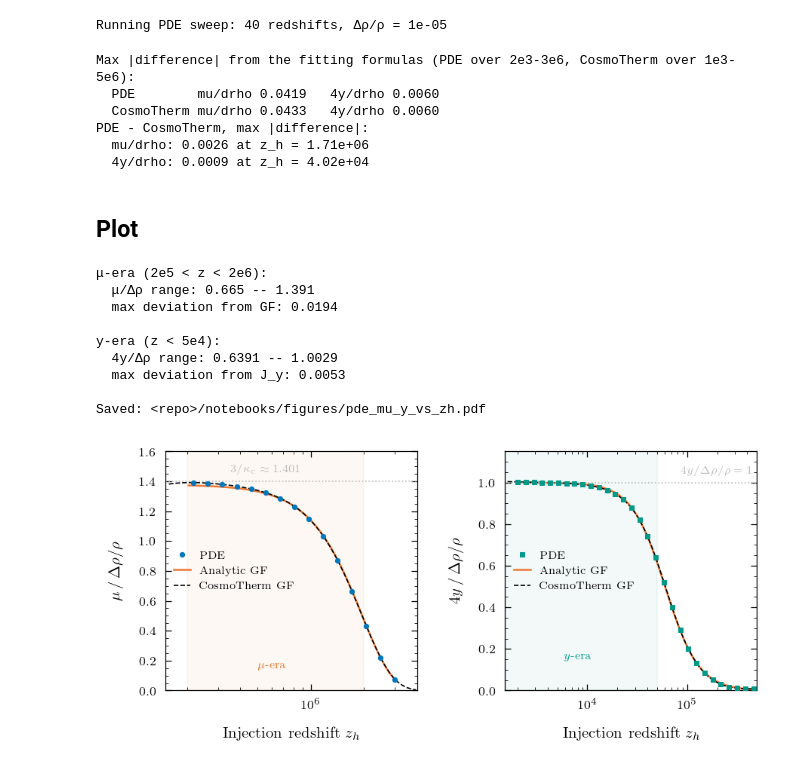
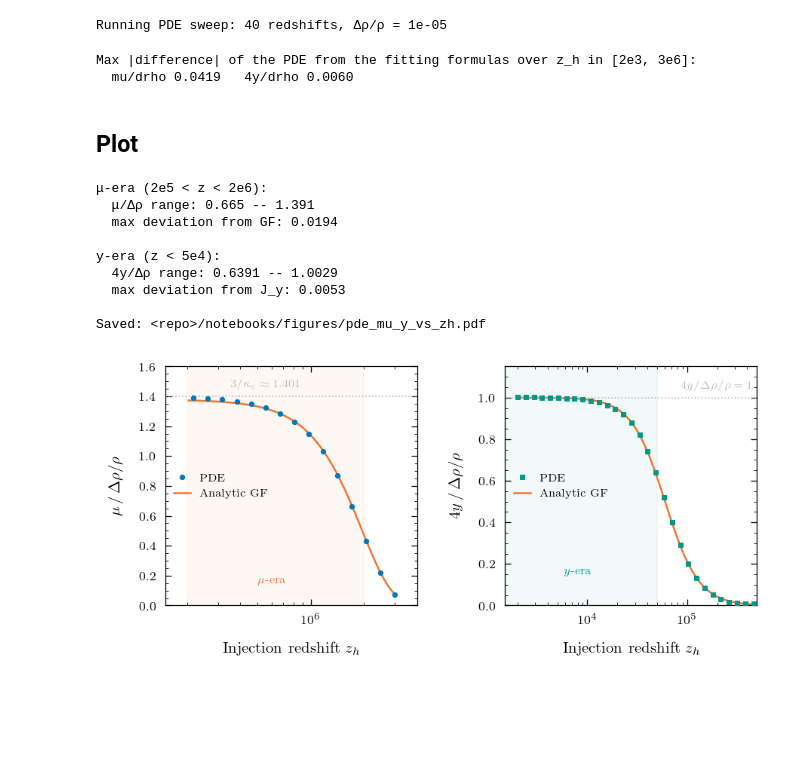
Before and after one commit to bakerem/spectroxide, a Jupyter notebook: notebooks/paper_figures/mu_y_vs_injection_redshift.ipynb, the cells around one changed output. Cells and saved outputs as stored; diff of their text form; code cells hidden in the pictures; blank space fills up the shorter version.

```diff
--- a/notebooks/paper_figures/mu_y_vs_injection_redshift.ipynb
+++ b/notebooks/paper_figures/mu_y_vs_injection_redshift.ipynb
@@ -90,41 +84,13 @@ four_y_over_drho = pde_amp[:, 1]
 # %% [output]
 Running PDE sweep: 40 redshifts, Δρ/ρ = 1e-05
 # %%
-# CosmoTherm Green's-function database through the same fit.
-# Path: $SPECTROXIDE_GREENS_DB, else the bundled data/cosmotherm/ directory
-# (fetch with data/cosmotherm/download_greens.sh).
-db_path = os.environ.get("SPECTROXIDE_GREENS_DB")
-z_ct, x_ct, g_ct, meta_ct = load_greens_database(db_path, include_metadata=True)
-# Physical GF per unit Δρ/ρ: stored μ+y part times exp(-(z/2e6)^{5/2}) plus the
-# G_bb temperature shift (which the fit strips again).
-dn_ct = cosmotherm_gf_to_delta_n(
-    x_ct[:, None], reconstruct_full_gf(x_ct, g_ct, z_ct, meta_ct)
-)
-ct_amp = np.array(
-    [visibility_amplitudes(x_ct, dn_ct[:, i], z_ct[i]) for i in range(len(z_ct))]
-)
-mu_ct = MU_NORM * ct_amp[:, 0]
-four_y_ct = ct_amp[:, 1]
-
-print("Max |difference| from the fitting formulas (PDE over 2e3-3e6, CosmoTherm over 1e3-5e6):")
-for name, z, amp in (("PDE", z_h, pde_amp), ("CosmoTherm", z_ct, ct_amp)):
-    dmu = np.max(np.abs(MU_NORM * (amp[:, 0] - j_mu(z) * j_bb_star(z))))
-    dy = np.max(np.abs(amp[:, 1] - j_y(z)))
-    print(f"  {name:10s} mu/drho {dmu:.4f}   4y/drho {dy:.4f}")
-
-lz = np.log(z_ct)
-d_mu = mu_over_drho - np.interp(np.log(z_h), lz, mu_ct)
-d_y = four_y_over_drho - np.interp(np.log(z_h), lz, four_y_ct)
-print("PDE - CosmoTherm, max |difference|:")
-print(f"  mu/drho: {np.max(np.abs(d_mu)):.4f} at z_h = {z_h[np.argmax(np.abs(d_mu))]:.3g}")
-print(f"  4y/drho: {np.max(np.abs(d_y)):.4f} at z_h = {z_h[np.argmax(np.abs(d_y))]:.3g}")
+print("Max |difference| of the PDE from the fitting formulas over z_h in [2e3, 3e6]:")
+dmu = np.max(np.abs(MU_NORM * (pde_amp[:, 0] - j_mu(z_h) * j_bb_star(z_h))))
+dy = np.max(np.abs(pde_amp[:, 1] - j_y(z_h)))
+print(f"  mu/drho {dmu:.4f}   4y/drho {dy:.4f}")
 # %% [output]
-Max |difference| from the fitting formulas (PDE over 2e3-3e6, CosmoTherm over 1e3-5e6):
-  PDE        mu/drho 0.0419   4y/drho 0.0060
-  CosmoTherm mu/drho 0.0433   4y/drho 0.0060
-PDE - CosmoTherm, max |difference|:
-  mu/drho: 0.0026 at z_h = 1.71e+06
-  4y/drho: 0.0009 at z_h = 4.02e+04
+Max |difference| of the PDE from the fitting formulas over z_h in [2e3, 3e6]:
+  mu/drho 0.0419   4y/drho 0.0060
 # %% [markdown]
 ## Plot
 # %%
@@ -153,9 +119,6 @@ z_smooth_mu = z_smooth[z_smooth >= 2e5]
 mu_gf_mu = np.array([1.401 * j_bb_star(z) * j_mu(z) for z in z_smooth_mu])
 ax1.semilogx(z_smooth_mu, mu_gf_mu, "-", color=C["orange"], lw=LW,
              label="Analytic GF")
-m_ct = (z_ct >= 1.5e5) & (z_ct <= 4e6)
-ax1.semilogx(z_ct[m_ct], mu_ct[m_ct], "--", color=C["black"], lw=LW_THIN,
-             label="CosmoTherm GF")
 ax1.axhline(1.401, color=C["gray"], ls=":", lw=LW_THIN)
 ax1.text(3.5e5, 1.44, r"$3/\kc \approx 1.401$", fontsize=ANNOT_SIZE,
          color=C["gray"], va="bottom")
@@ -176,35 +139,32 @@ ax2.semilogx(z_h[mask_y], four_y_over_drho[mask_y], "s", color=C["teal"],
              ms=MS_SMALL, lw=LW, label="PDE", zorder=5, mew=0.5)
 ax2.semilogx(z_smooth, four_y_gf, "-", color=C["orange"], lw=LW,
              label="Analytic GF")
-m_ct = (z_ct >= 1.5e3) & (z_ct <= 5e5)
-ax2.semilogx(z_ct[m_ct], four_y_ct[m_ct], "--", color=C["black"], lw=LW_THIN,
-             label="CosmoTherm GF")
 ax2.axhline(1.0, color=C["gray"], ls=":", lw=LW_THIN)
 ax2.text(4.5e5, 1.03, r"$4y/\drho = 1$", fontsize=ANNOT_SIZE,
          color=C["gray"], va="bottom", ha="right")
 # Era shading
 ax2.axvspan(1e3, 5e4, alpha=0.05, color=C["teal"])
 ax2.text(8e3, 0.15, r"$y$-era", fontsize=ANNOT_SIZE, color=C["teal"],
          ha="center")
 
 ax2.set_xlabel(r"Injection redshift $z_h$")
 ax2.set_ylabel(r"$4y \,/\, \drho$")
 ax2.set_xlim(1.5e3, 5e5)
 # Never clip PDE points: the upper limit covers the largest plotted value.
 ax2.set_ylim(0, max(1.15, 1.05 * np.nanmax(four_y_over_drho[mask_y])))
 ax2.legend(loc="center left", fontsize=ANNOT_SIZE)
 
 outpath = FIG_DIR / 'pde_mu_y_vs_zh.pdf'
 fig.savefig(outpath)
 print(f"\nSaved: {outpath}")
 # %% [output]
 μ-era (2e5 < z < 2e6):
   μ/Δρ range: 0.665 -- 1.391
   max deviation from GF: 0.0194
 
 y-era (z < 5e4):
   4y/Δρ range: 0.6391 -- 1.0029
   max deviation from J_y: 0.0053
 
 Saved: <repo>/notebooks/figures/pde_mu_y_vs_zh.pdf
-[figure, old version]
+[figure, new version]
```
Also changed, not shown: parts of 2 cells of this notebook, 1 other file.
